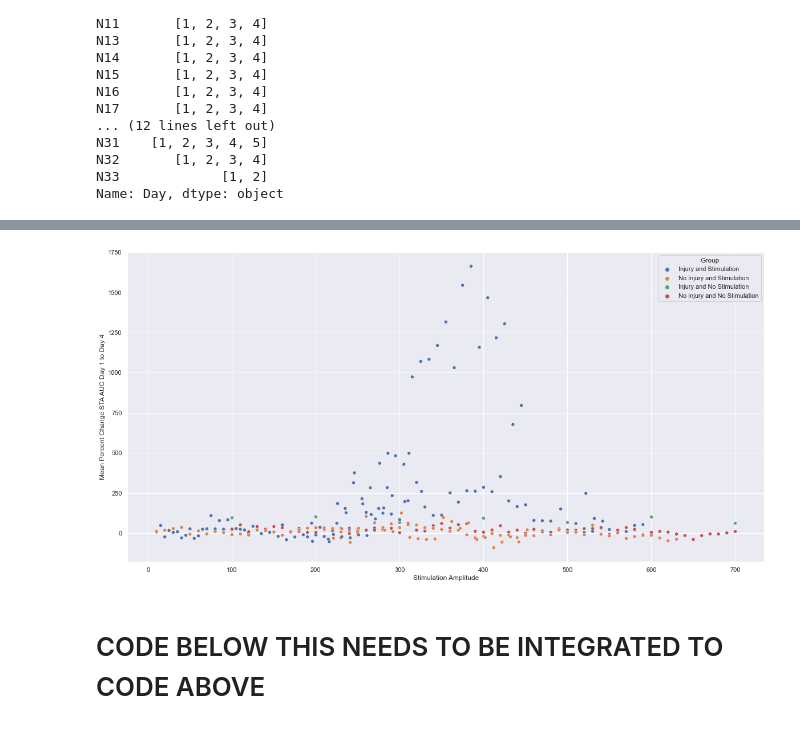
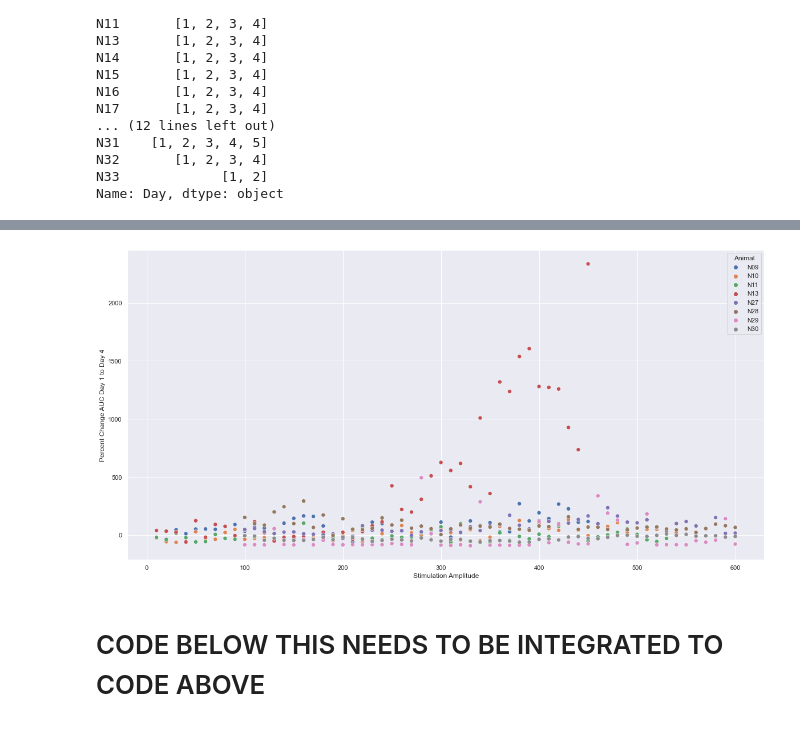
Before and after one commit to IanGMalone/Evoked_Potential_Analysis, a Jupyter notebook: Motor Evoked Potential Analyses.ipynb, the cells around one changed output, grey strips where cells are left out. Saved outputs shown, nothing was run; the diff lists cells and outputs as text; code cells hidden in the pictures.

```diff
--- a/Motor Evoked Potential Analyses.ipynb
+++ b/Motor Evoked Potential Analyses.ipynb
@@ -163,0 +179,5 @@ print(df_sta.Stim_Amplitude.unique())
+# %%
+def custom_round(x, base=10):
+    return int(base * round(float(x)/base))
+
+df_sta['Stim_Amplitude'] = df_sta['Stim_Amplitude'].apply(lambda x: custom_round(x))
@@ -163,0 +204,5 @@ print(df_sta.Stim_Amplitude.unique())
+# %%
+sampling_frequency = 5000 # hertz
+df_sta['Time'] = df_sta['Sample']/sampling_frequency # create time column based on samples and sampling frequency
+df_sta['Time'] = df_sta['Time']*1000
+df_sta.head()
@@ -252,7 +301,7 @@ The dataframe looks as expected. We now want to add a column that defines sample
 # %%
 from scipy import integrate
 
-df_auc = df_sta_norm.copy()
+df_auc = df_sta.copy()
 df_auc = df_auc.groupby(['Animal', 'Day', 'Side', 'Stim_Amplitude'])['STA_Scaled'].apply(integrate.simps).reset_index()
 df_auc.rename(columns = {'STA_Scaled':'STA_AUC'}, inplace = True)
 df_auc.head(25)
@@ -379,0 +447,4 @@ df_plot.head()
+# %%
+df_inj_stim = df_pchange.copy()
+df_inj_stim = df_inj_stim[df_inj_stim['Group'] == "Injury and Stimulation"]
+df_inj_stim.head()
@@ -380,19 +458,20 @@ df_plot.head()
 # %%
 plt.figure(figsize=(20,10))
 sns.set(font_scale=1)
-ax = sns.scatterplot(x='Stimulation Amplitude', y='Percent Change AUC Day 1 to Day 4', hue='Group', data=df_plot)
-ax.set_ylabel('Mean Percent Change STA AUC Day 1 to Day 4')
-plt.savefig('C:\\Users\\iangm\\Downloads\\PLOT.pdf')
+
+ax = sns.scatterplot(x='Stimulation Amplitude', y='Percent Change AUC Day 1 to Day 4', hue='Animal', data=df_inj_stim, s=50)
+#ax.set_ylabel('Mean Percent Change STA AUC Day 1 to Day 4')
+#plt.savefig('C:\\Users\\iangm\\Downloads\\PLOT.pdf')
 
 # plt.figure(figsize=(20,12))
 # sns.set(font_scale=2)
 # sns.set_style("ticks")
 # ax = sns.boxplot(x='Group', y='Percent_Change', hue='Stim_Amplitude', data=df_auc_pchange[df_auc_pchange['Days'] == day_range])
 # ax.legend(loc="upper left", title='Stimulation Amplitude (uA)', title_fontsize="small")
 # ax.set_title(project + ': Percent Change AUC ' + day_range)
 # ax.set_ylabel('Percent Change STA AUC')
 # %% [output]
-[figure, old version]
+[figure, new version]
 # %% [markdown]
 # CODE BELOW THIS NEEDS TO BE INTEGRATED TO CODE ABOVE
 # %% [markdown]
```
Also changed, not shown: parts of 15 cells of this notebook.
